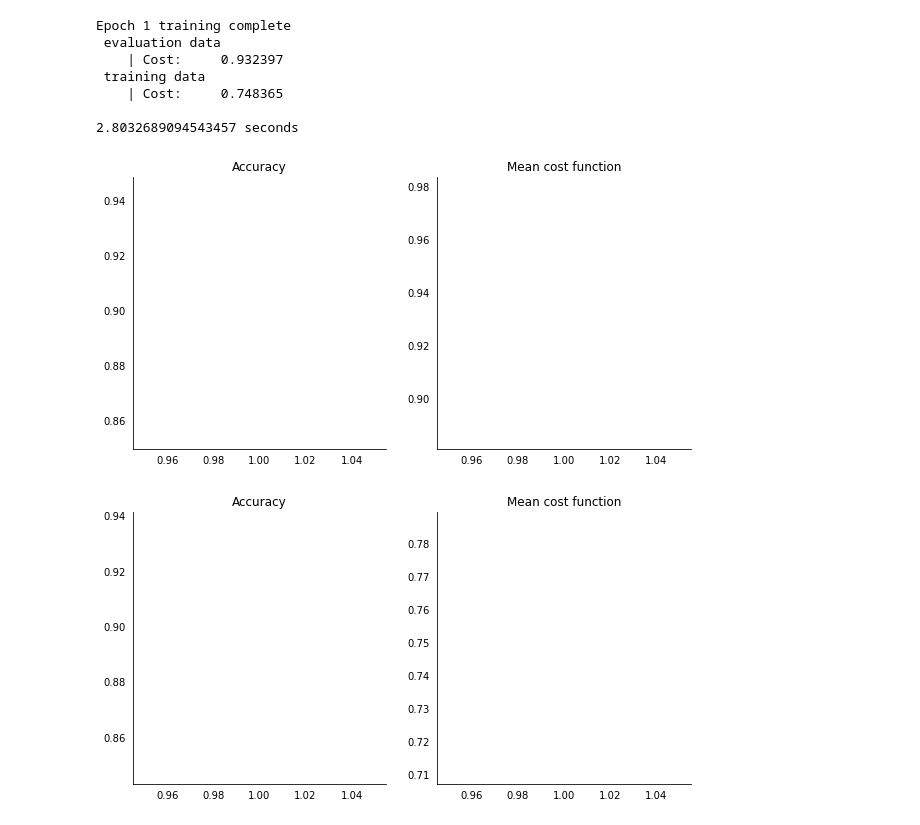
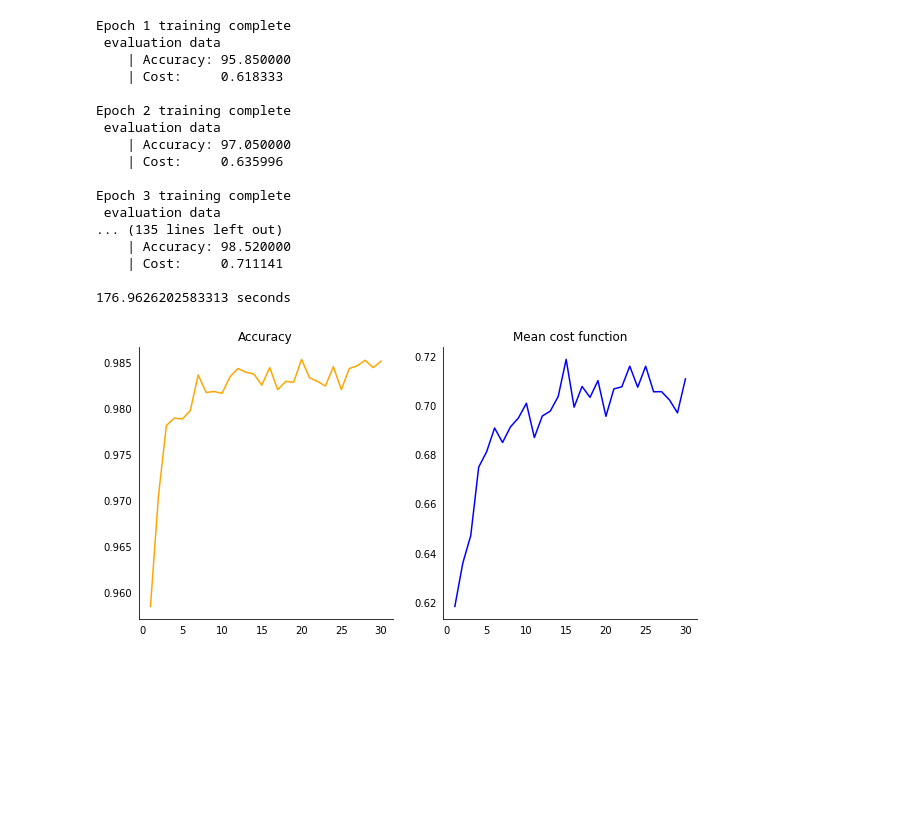
Before and after one commit to Grafit24/my-first-neurol-network, a Jupyter notebook: experement.ipynb, the cells around one changed output. Saved outputs shown, nothing was run; the diff lists cells and outputs as text; code cells hidden in the pictures; blank space fills up the shorter version.

```diff
--- a/experement.ipynb
+++ b/experement.ipynb
@@ -9,29 +9,38 @@ from sklearn.model_selection import train_test_split, KFold
 # %%
 train, valid, test = load_mnist_data()
 # %%
-EPOCHS = 1
+EPOCHS = 30
 RS = None
 
 start = time.time()
-netw = net.Network([784, 10, 10], random_state=RS)
-(acc, cf), (acc_t, cf_t) = netw.SGD(train, .5, EPOCHS, 10, 4.2, evaluation_data=valid,
-                                    monitor_evaluation_accuracy=False,
+netw = net.Network([784, 100, 10], random_state=RS)
+acc, cf = netw.SGD(train, .5, EPOCHS, 10, 4.2, evaluation_data=valid,
+                                    monitor_evaluation_accuracy=True,
                                     monitor_evaluation_cost=True,
                                     monitor_training_accuracy=False,
-                                    monitor_training_cost=True)
+                                    monitor_training_cost=False)
 print("%s seconds" % (time.time()-start))
 net.visualisation(acc, cf, EPOCHS)
-net.visualisation(acc_t, cf_t, EPOCHS)
+# net.visualisation(acc_t, cf_t, EPOCHS)
 
 # netw.SGD(train, 2.714, 30, 30)
 # export_data("last_ver.csv", netw.predict(test))
 # %% [output]
 Epoch 1 training complete
  evaluation data
-    | Cost:     0.932397
- training data
-    | Cost:     0.748365
+    | Accuracy: 95.850000
+    | Cost:     0.618333
 
-2.8032689094543457 seconds
+Epoch 2 training complete
+ evaluation data
+    | Accuracy: 97.050000
+    | Cost:     0.635996
+
+Epoch 3 training complete
+ evaluation data
+... (135 lines left out)
+    | Accuracy: 98.520000
+    | Cost:     0.711141
+
+176.9626202583313 seconds
-[figure, old version]
+[figure, new version]
-[figure, removed]
```
Also changed, not shown: parts of 4 cells of this notebook.
